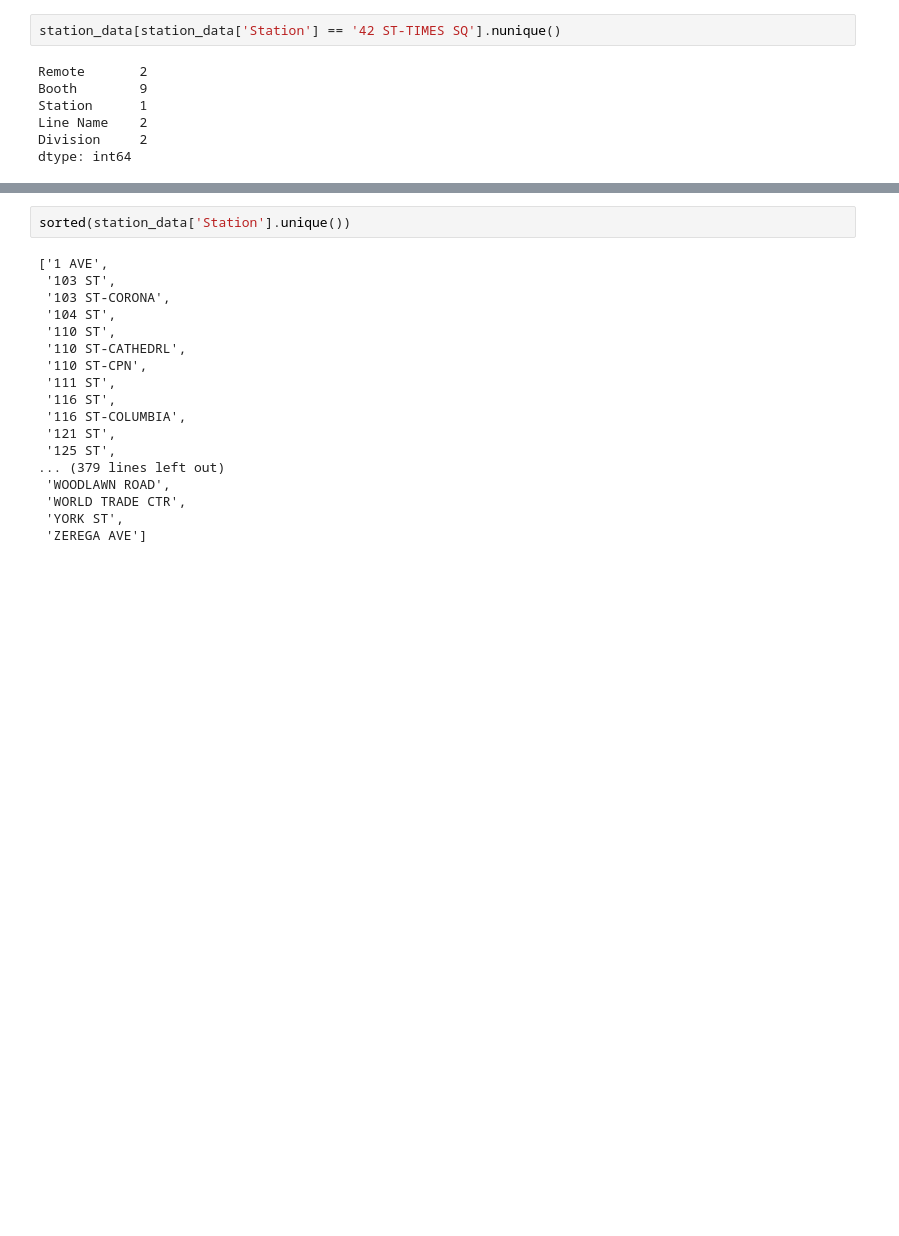
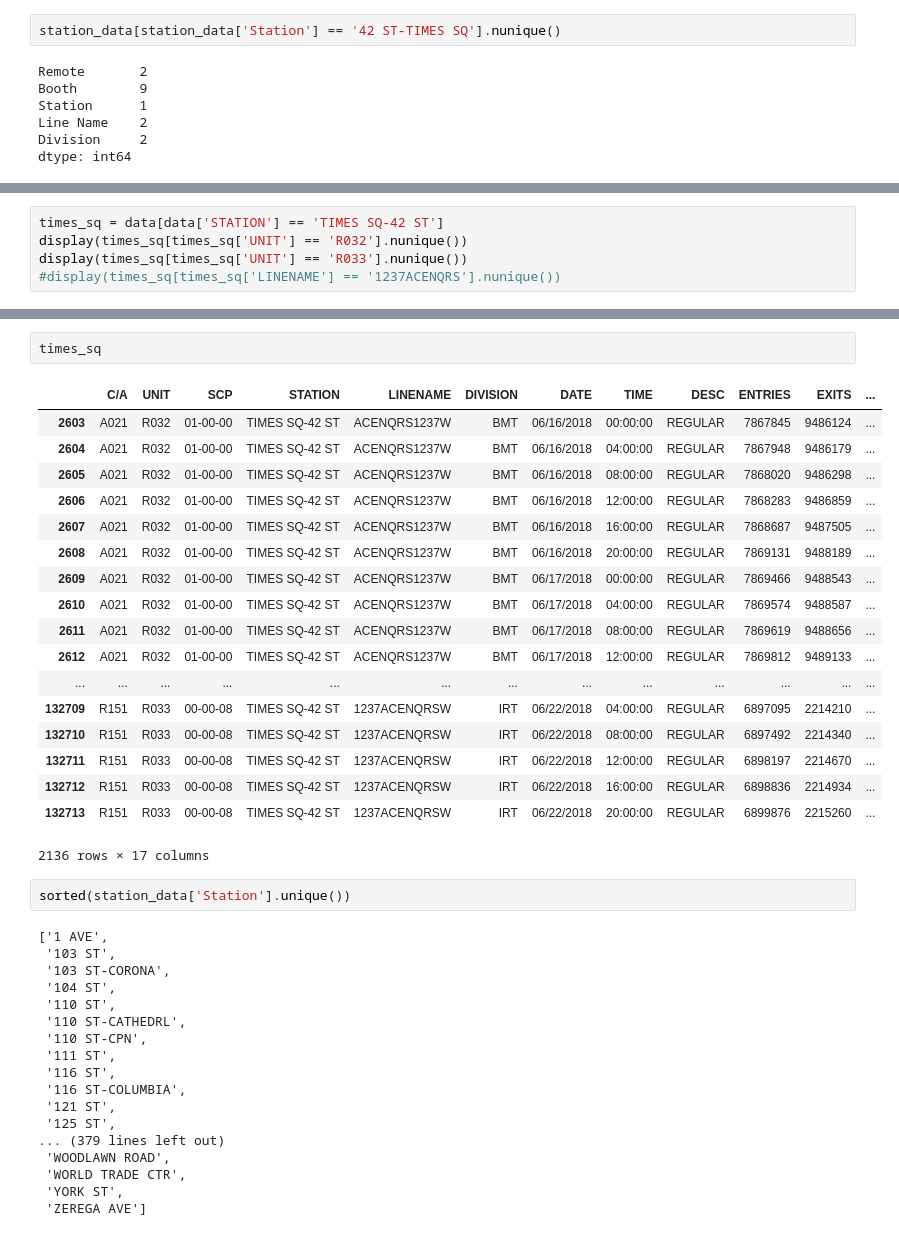
Before and after one commit to BotScutters/metis-project-01, a Jupyter notebook: initial_exploration.ipynb, the cells around one changed output, grey strips where cells are left out. Drawn from its saved outputs; the diff is of its cells as text; blank space fills up the shorter version.

```diff
--- a/initial_exploration.ipynb
+++ b/initial_exploration.ipynb
@@ -304,3 +312,8 @@ data[data['STATION'] == 'TIMES SQ-42 ST'].sample(10)
 | 2904 | A021 | R032 | 01-00-07 | TIMES SQ-42 ST | ACENQRS1237W | BMT | 06/17/2018 | 04:00:00 | REGULAR | 2273877 | 4025975 |
 | 131272 | R145 | R032 | 00-00-00 | TIMES SQ-42 ST | 1237ACENQRSW | IRT | 06/19/2018 | 16:00:00 | REGULAR | 1886792 | 5793827 |
 | 132022 | R148 | R033 | 01-00-01 | TIMES SQ-42 ST | 1237ACENQRSW | IRT | 06/18/2018 | 16:00:00 | REGULAR | 1892593357 | 1427879616 |
+# %%
+times_sq = data[data['STATION'] == 'TIMES SQ-42 ST']
+display(times_sq[times_sq['UNIT'] == 'R032'].nunique())
+display(times_sq[times_sq['UNIT'] == 'R033'].nunique())
+#display(times_sq[times_sq['LINENAME'] == '1237ACENQRS'].nunique())
@@ -307,3 +357,24 @@ data[data['STATION'] == 'TIMES SQ-42 ST'].sample(10)
+# %%
+times_sq
+# %% [output]
+|  | C/A | UNIT | SCP | STATION | LINENAME | DIVISION | DATE | TIME | DESC | ENTRIES | EXITS | ... |
+| 2603 | A021 | R032 | 01-00-00 | TIMES SQ-42 ST | ACENQRS1237W | BMT | 06/16/2018 | 00:00:00 | REGULAR | 7867845 | 9486124 | ... |
+| 2604 | A021 | R032 | 01-00-00 | TIMES SQ-42 ST | ACENQRS1237W | BMT | 06/16/2018 | 04:00:00 | REGULAR | 7867948 | 9486179 | ... |
+| 2605 | A021 | R032 | 01-00-00 | TIMES SQ-42 ST | ACENQRS1237W | BMT | 06/16/2018 | 08:00:00 | REGULAR | 7868020 | 9486298 | ... |
+| 2606 | A021 | R032 | 01-00-00 | TIMES SQ-42 ST | ACENQRS1237W | BMT | 06/16/2018 | 12:00:00 | REGULAR | 7868283 | 9486859 | ... |
+| 2607 | A021 | R032 | 01-00-00 | TIMES SQ-42 ST | ACENQRS1237W | BMT | 06/16/2018 | 16:00:00 | REGULAR | 7868687 | 9487505 | ... |
+| 2608 | A021 | R032 | 01-00-00 | TIMES SQ-42 ST | ACENQRS1237W | BMT | 06/16/2018 | 20:00:00 | REGULAR | 7869131 | 9488189 | ... |
+| 2609 | A021 | R032 | 01-00-00 | TIMES SQ-42 ST | ACENQRS1237W | BMT | 06/17/2018 | 00:00:00 | REGULAR | 7869466 | 9488543 | ... |
+| 2610 | A021 | R032 | 01-00-00 | TIMES SQ-42 ST | ACENQRS1237W | BMT | 06/17/2018 | 04:00:00 | REGULAR | 7869574 | 9488587 | ... |
+| 2611 | A021 | R032 | 01-00-00 | TIMES SQ-42 ST | ACENQRS1237W | BMT | 06/17/2018 | 08:00:00 | REGULAR | 7869619 | 9488656 | ... |
+| 2612 | A021 | R032 | 01-00-00 | TIMES SQ-42 ST | ACENQRS1237W | BMT | 06/17/2018 | 12:00:00 | REGULAR | 7869812 | 9489133 | ... |
+| ... | ... | ... | ... | ... | ... | ... | ... | ... | ... | ... | ... | ... |
+| 132709 | R151 | R033 | 00-00-08 | TIMES SQ-42 ST | 1237ACENQRSW | IRT | 06/22/2018 | 04:00:00 | REGULAR | 6897095 | 2214210 | ... |
+| 132710 | R151 | R033 | 00-00-08 | TIMES SQ-42 ST | 1237ACENQRSW | IRT | 06/22/2018 | 08:00:00 | REGULAR | 6897492 | 2214340 | ... |
+| 132711 | R151 | R033 | 00-00-08 | TIMES SQ-42 ST | 1237ACENQRSW | IRT | 06/22/2018 | 12:00:00 | REGULAR | 6898197 | 2214670 | ... |
+| 132712 | R151 | R033 | 00-00-08 | TIMES SQ-42 ST | 1237ACENQRSW | IRT | 06/22/2018 | 16:00:00 | REGULAR | 6898836 | 2214934 | ... |
+| 132713 | R151 | R033 | 00-00-08 | TIMES SQ-42 ST | 1237ACENQRSW | IRT | 06/22/2018 | 20:00:00 | REGULAR | 6899876 | 2215260 | ... |
+2136 rows × 17 columns
 # %%
 sorted(station_data['Station'].unique())
 # %% [output]
```
Also changed, not shown: parts of 27 cells of this notebook.
